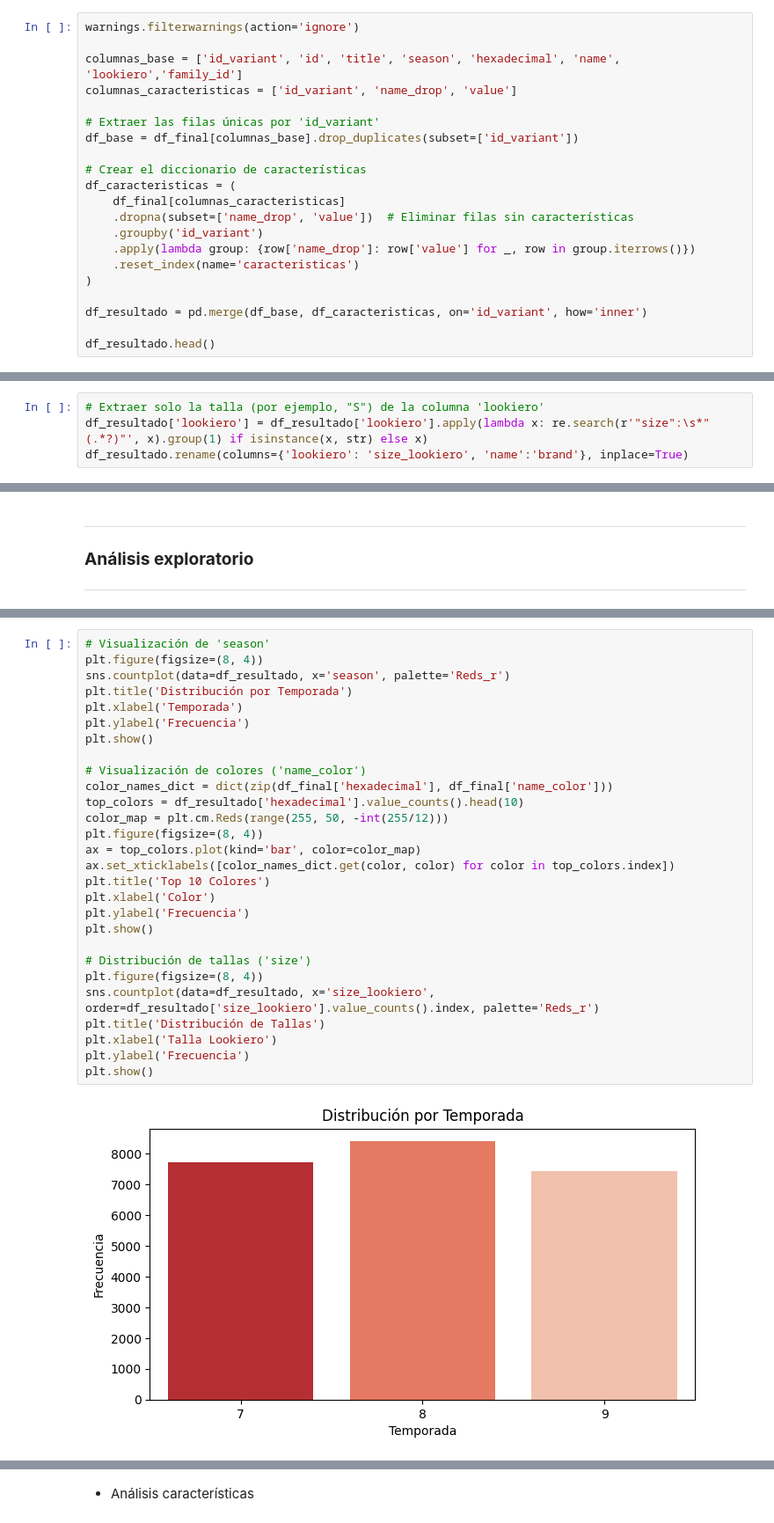
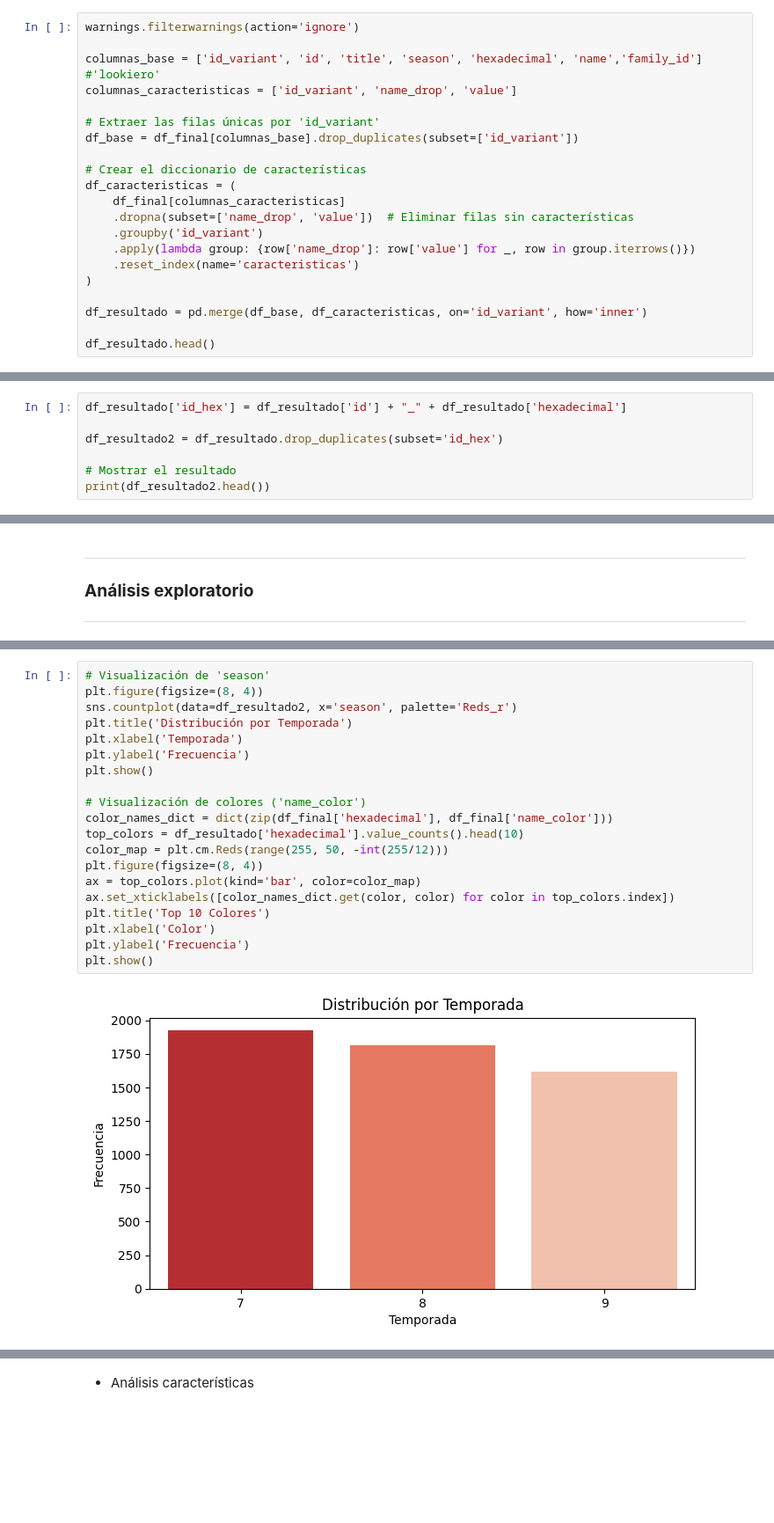
Before and after one commit to xaabizulu/24_25_3_R10_Verde_Oscuro, a Jupyter notebook: 01-Preprocesamiento.ipynb, the cells around one changed output, grey strips where cells are left out. Shown at 88% size. Cells and saved outputs as stored; diff of their text form; blank space fills up the shorter version.

```diff
--- a/01-Preprocesamiento.ipynb
+++ b/01-Preprocesamiento.ipynb
@@ -116,7 +116,7 @@ df_final['family_id'].nunique()
 # %%
 warnings.filterwarnings(action='ignore')
 
-columnas_base = ['id_variant', 'id', 'title', 'season', 'hexadecimal', 'name', 'lookiero','family_id']
+columnas_base = ['id_variant', 'id', 'title', 'season', 'hexadecimal', 'name','family_id'] #'lookiero'
 columnas_caracteristicas = ['id_variant', 'name_drop', 'value']
 
 # Extraer las filas únicas por 'id_variant'
@@ -144,4 +143,0 @@ df_resultado.head()
-# %%
-# Extraer solo la talla (por ejemplo, "S") de la columna 'lookiero'
-df_resultado['lookiero'] = df_resultado['lookiero'].apply(lambda x: re.search(r'"size":\s*"(.*?)"', x).group(1) if isinstance(x, str) else x)
-df_resultado.rename(columns={'lookiero': 'size_lookiero', 'name':'brand'}, inplace=True)
@@ -156,0 +146,7 @@ df_resultado.head()
+# %%
+df_resultado['id_hex'] = df_resultado['id'] + "_" + df_resultado['hexadecimal']
+
+df_resultado2 = df_resultado.drop_duplicates(subset='id_hex')
+
+# Mostrar el resultado
+print(df_resultado2.head())
@@ -274,31 +287,23 @@ Name: count, dtype: int64
 # %%
 # Visualización de 'season'
 plt.figure(figsize=(8, 4))
-sns.countplot(data=df_resultado, x='season', palette='Reds_r')
+sns.countplot(data=df_resultado2, x='season', palette='Reds_r')
 plt.title('Distribución por Temporada')
 plt.xlabel('Temporada')
 plt.ylabel('Frecuencia')
 plt.show()
 
 # Visualización de colores ('name_color')
 color_names_dict = dict(zip(df_final['hexadecimal'], df_final['name_color']))
 top_colors = df_resultado['hexadecimal'].value_counts().head(10)
 color_map = plt.cm.Reds(range(255, 50, -int(255/12)))
 plt.figure(figsize=(8, 4))
 ax = top_colors.plot(kind='bar', color=color_map)
 ax.set_xticklabels([color_names_dict.get(color, color) for color in top_colors.index])
 plt.title('Top 10 Colores')
 plt.xlabel('Color')
 plt.ylabel('Frecuencia')
 plt.show()
-
-# Distribución de tallas ('size')
-plt.figure(figsize=(8, 4))
-sns.countplot(data=df_resultado, x='size_lookiero', order=df_resultado['size_lookiero'].value_counts().index, palette='Reds_r')
-plt.title('Distribución de Tallas')
-plt.xlabel('Talla Lookiero')
-plt.ylabel('Frecuencia')
-plt.show()
 # %% [output]
-[figure, old version]
+[figure, new version]
 [figure]
```
Also changed, not shown: parts of 28 cells of this notebook, 1 other file.
